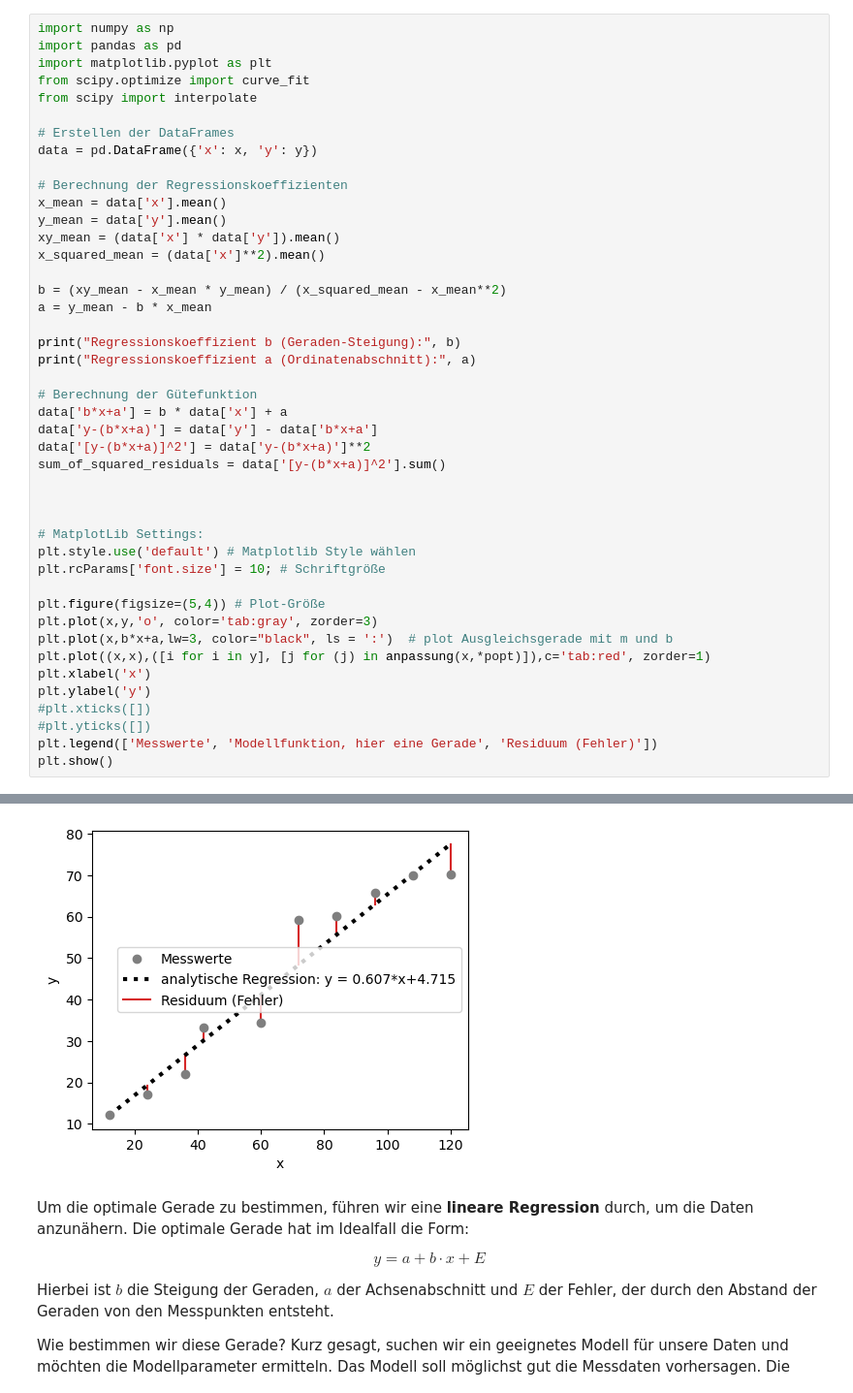
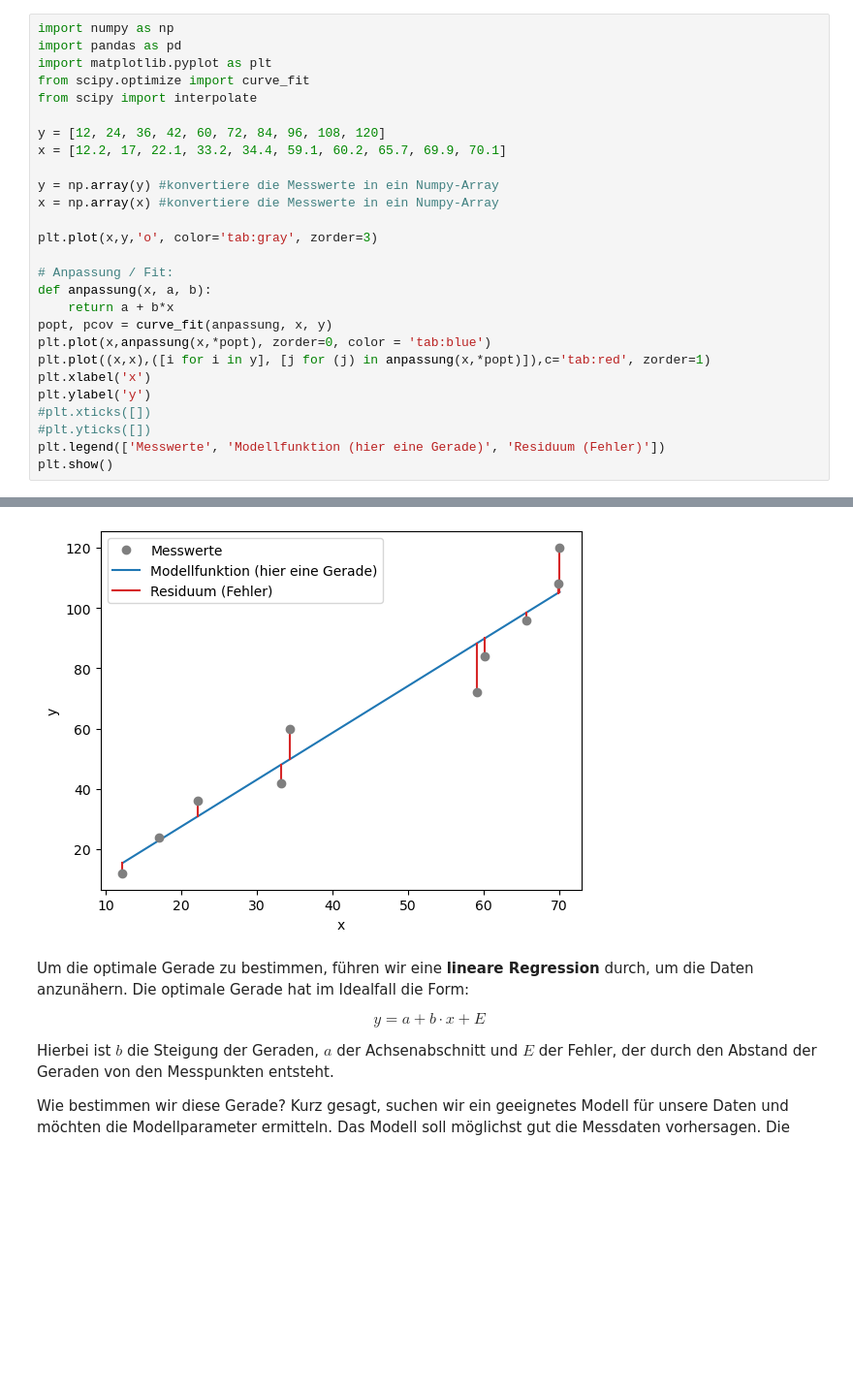
Before and after one commit to Kisleif/mtbook, a Jupyter notebook: _sources/content/1_Kurvenanpassung.ipynb, the cells around one changed output, grey strips where cells are left out. Shown at 97% size. Saved outputs shown, nothing was run; the diff lists cells and outputs as text; blank space fills up the shorter version.

```diff
--- a/_sources/content/1_Kurvenanpassung.ipynb
+++ b/_sources/content/1_Kurvenanpassung.ipynb
@@ -28,41 +28,24 @@ import matplotlib.pyplot as plt
 from scipy.optimize import curve_fit
 from scipy import interpolate
 
-# Erstellen der DataFrames
-data = pd.DataFrame({'x': x, 'y': y})
+y = [12, 24, 36, 42, 60, 72, 84, 96, 108, 120]
+x = [12.2, 17, 22.1, 33.2, 34.4, 59.1, 60.2, 65.7, 69.9, 70.1]
 
-# Berechnung der Regressionskoeffizienten
-x_mean = data['x'].mean()
-y_mean = data['y'].mean()
-xy_mean = (data['x'] * data['y']).mean()
-x_squared_mean = (data['x']**2).mean()
+y = np.array(y) #konvertiere die Messwerte in ein Numpy-Array
+x = np.array(x) #konvertiere die Messwerte in ein Numpy-Array
 
-b = (xy_mean - x_mean * y_mean) / (x_squared_mean - x_mean**2)
-a = y_mean - b * x_mean
+plt.plot(x,y,'o', color='tab:gray', zorder=3)
 
-print("Regressionskoeffizient b (Geraden-Steigung):", b)
-print("Regressionskoeffizient a (Ordinatenabschnitt):", a)
-
-# Berechnung der Gütefunktion
-data['b*x+a'] = b * data['x'] + a
-data['y-(b*x+a)'] = data['y'] - data['b*x+a']
-data['[y-(b*x+a)]^2'] = data['y-(b*x+a)']**2
-sum_of_squared_residuals = data['[y-(b*x+a)]^2'].sum()
-
-
-
-# MatplotLib Settings:
-plt.style.use('default') # Matplotlib Style wählen
-plt.rcParams['font.size'] = 10; # Schriftgröße
-
-plt.figure(figsize=(5,4)) # Plot-Größe
-plt.plot(x,y,'o', color='tab:gray', zorder=3)
-plt.plot(x,b*x+a,lw=3, color="black", ls = ':')  # plot Ausgleichsgerade mit m und b
+# Anpassung / Fit:
+def anpassung(x, a, b):
+    return a + b*x
+popt, pcov = curve_fit(anpassung, x, y)
+plt.plot(x,anpassung(x,*popt), zorder=0, color = 'tab:blue')
 plt.plot((x,x),([i for i in y], [j for (j) in anpassung(x,*popt)]),c='tab:red', zorder=1)
 plt.xlabel('x')
 plt.ylabel('y')
 #plt.xticks([])
 #plt.yticks([])
-plt.legend(['Messwerte', 'Modellfunktion, hier eine Gerade', 'Residuum (Fehler)'])
+plt.legend(['Messwerte', 'Modellfunktion (hier eine Gerade)', 'Residuum (Fehler)'])
 plt.show()
 # %% [output]
@@ -71,4 +52,4 @@ Regressionskoeffizient a (Ordinatenabschnitt): 4.714841199168873
-[figure, old version]
+[figure, new version]
 # %% [markdown]
 Um die optimale Gerade zu bestimmen, führen wir eine **lineare Regression** durch, um die Daten anzunähern. Die optimale Gerade hat im Idealfall die Form:
 
```
Also changed, not shown: parts of 1 cell of this notebook, 5 other files.
